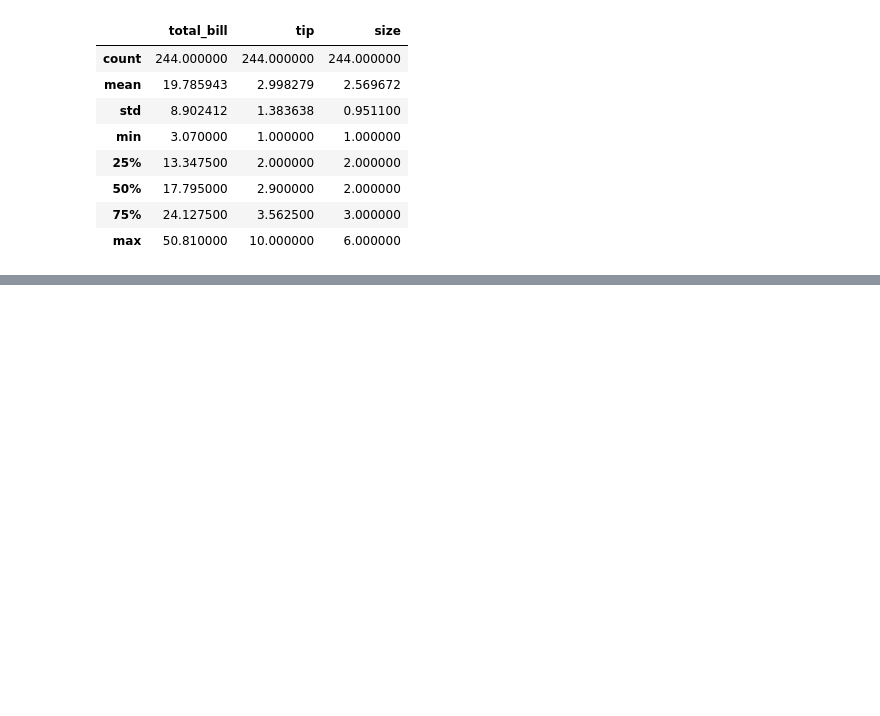
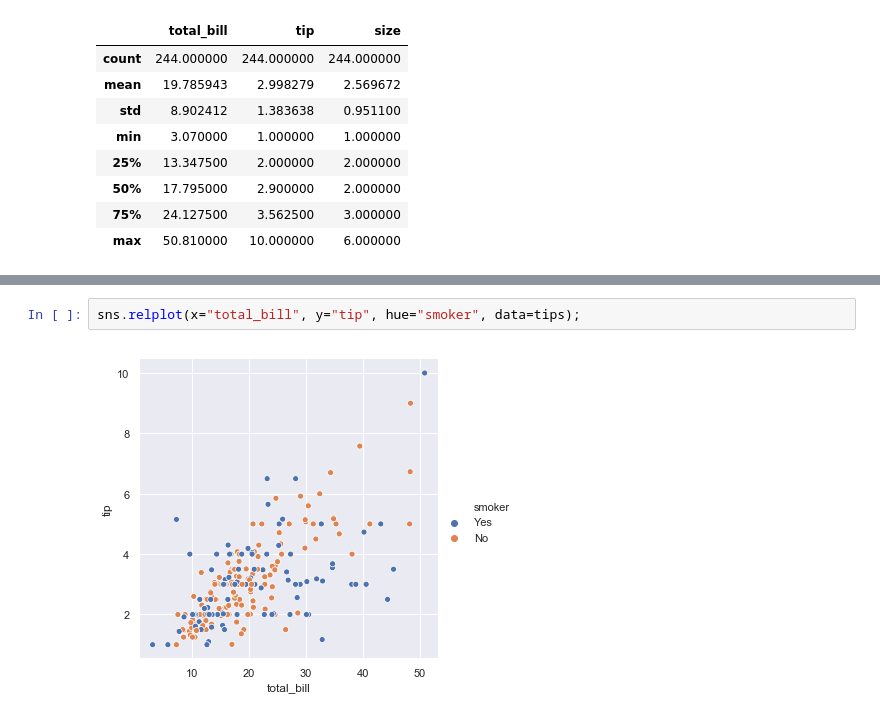
Before and after one commit to Spider-Mannix/DAfundProj, a Jupyter notebook: Project Notebook.ipynb, the cells around one changed output, grey strips where cells are left out. Saved outputs shown, nothing was run; the diff lists cells and outputs as text; blank space fills up the shorter version.

```diff
--- a/Project Notebook.ipynb
+++ b/Project Notebook.ipynb
@@ -27,0 +36,4 @@ df.describe()
+# %%
+sns.relplot(x="total_bill", y="tip", hue="smoker", data=tips);
+# %% [output]
+[figure, added]
```
Also changed, not shown: parts of 5 cells of this notebook.
